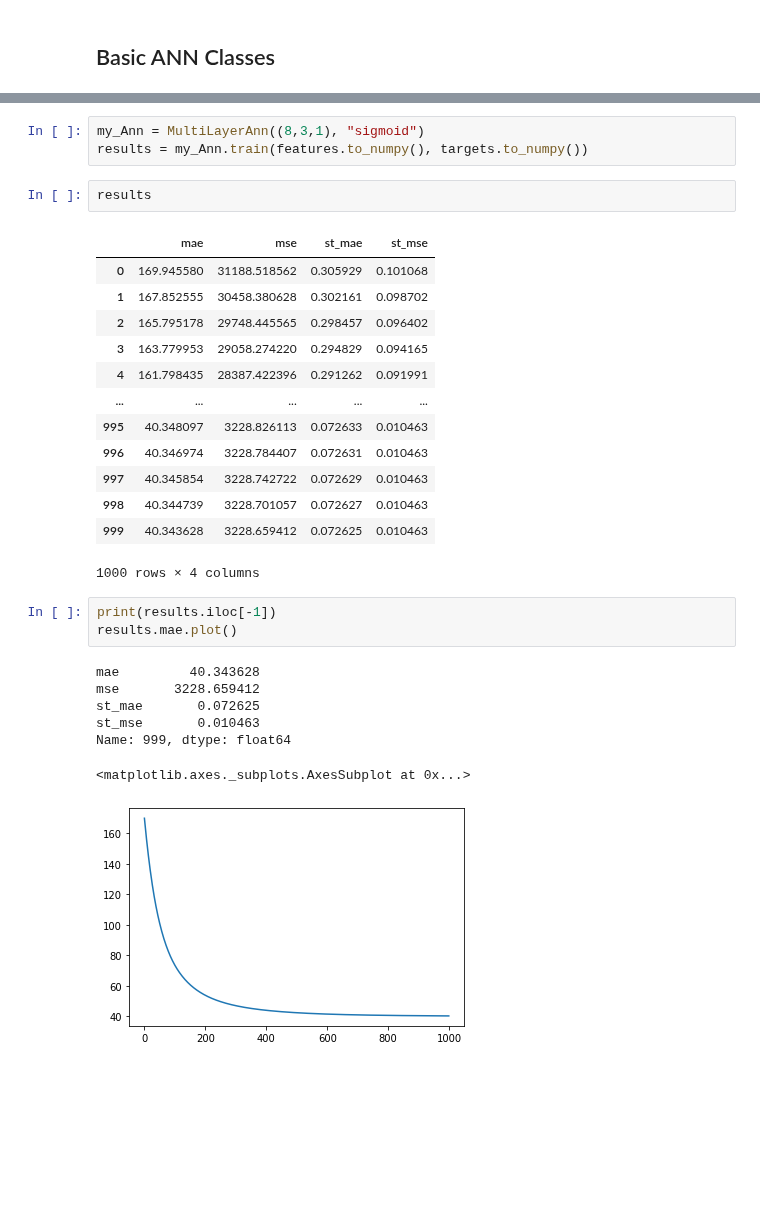
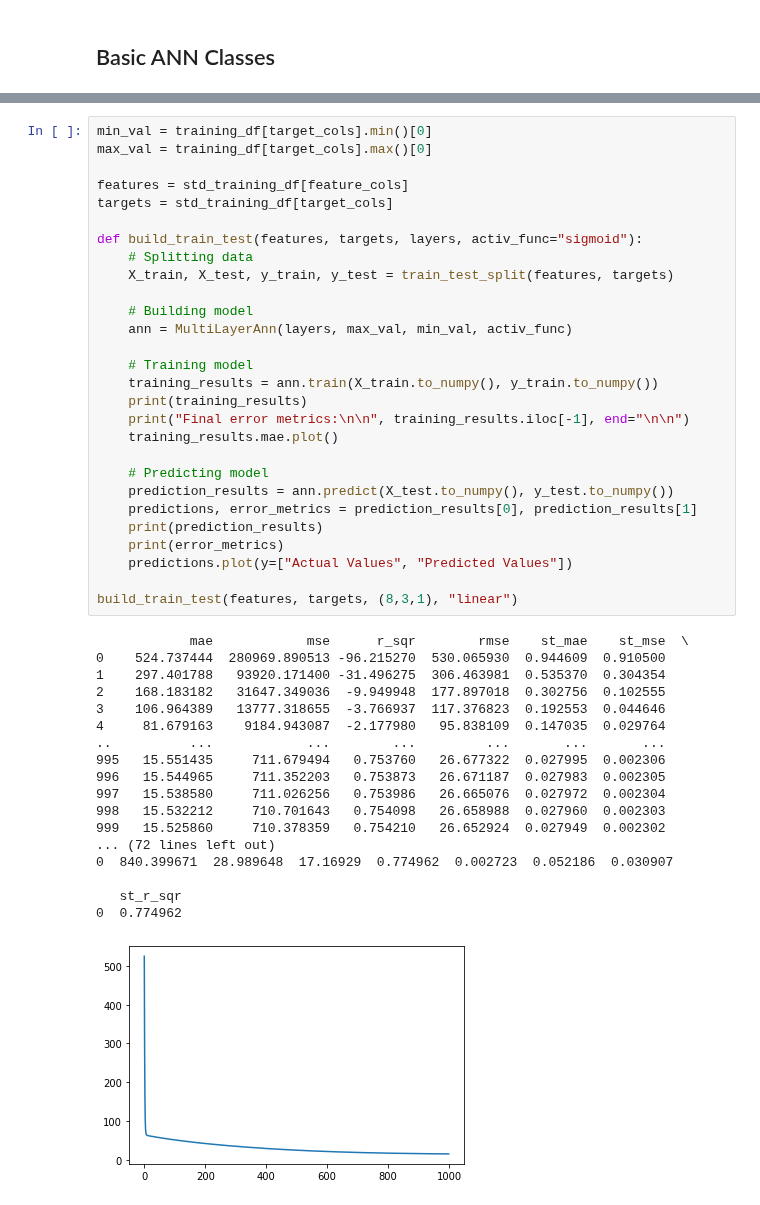
Before and after one commit to mhjp13/small-projects-ai, a Jupyter notebook: cob107/cw2/MLP-Models.ipynb, the cells around one changed output, grey strips where cells are left out. Drawn from its saved outputs; the diff is of its cells as text; blank space fills up the shorter version.

Commit message:
completed all major modifications to ann class - including prediction and evaluation functionality

```diff
--- a/cob107/cw2/MLP-Models.ipynb
+++ b/cob107/cw2/MLP-Models.ipynb
@@ -191,33 +225,50 @@ class MultiLayerAnn:
             dw = deltas[f"dw{self.num_layers - i}"]
             self.weights[f"W{i}"] += l_rate * (np.dot(act.T, dw)) / num_targets
             self.biases[f"B{i}"] += l_rate * np.dot(dw.T, np.ones((num_targets, 1))) / num_targets
-# %%
-my_Ann = MultiLayerAnn((8,3,1), "sigmoid")
-results = my_Ann.train(features.to_numpy(), targets.to_numpy())
-# %%
-results
-# %% [output]
-|  | mae | mse | st_mae | st_mse |
-| 0 | 169.945580 | 31188.518562 | 0.305929 | 0.101068 |
-| 1 | 167.852555 | 30458.380628 | 0.302161 | 0.098702 |
-| 2 | 165.795178 | 29748.445565 | 0.298457 | 0.096402 |
-| 3 | 163.779953 | 29058.274220 | 0.294829 | 0.094165 |
-| 4 | 161.798435 | 28387.422396 | 0.291262 | 0.091991 |
-| ... | ... | ... | ... | ... |
-| 995 | 40.348097 | 3228.826113 | 0.072633 | 0.010463 |
-| 996 | 40.346974 | 3228.784407 | 0.072631 | 0.010463 |
-| 997 | 40.345854 | 3228.742722 | 0.072629 | 0.010463 |
-| 998 | 40.344739 | 3228.701057 | 0.072627 | 0.010463 |
-| 999 | 40.343628 | 3228.659412 | 0.072625 | 0.010463 |
-1000 rows × 4 columns
-# %%
-print(results.iloc[-1])
-results.mae.plot()
-# %% [output]
-mae         40.343628
-mse       3228.659412
-st_mae       0.072625
-st_mse       0.010463
-Name: 999, dtype: float64
-<matplotlib.axes._subplots.AxesSubplot at 0x...>
-[figure, removed]
+# %%
+min_val = training_df[target_cols].min()[0]
+max_val = training_df[target_cols].max()[0]
+
+features = std_training_df[feature_cols]
+targets = std_training_df[target_cols]
+
+def build_train_test(features, targets, layers, activ_func="sigmoid"):
+    # Splitting data
+    X_train, X_test, y_train, y_test = train_test_split(features, targets)
+
+    # Building model
+    ann = MultiLayerAnn(layers, max_val, min_val, activ_func)
+
+    # Training model
+    training_results = ann.train(X_train.to_numpy(), y_train.to_numpy())
+    print(training_results)
+    print("Final error metrics:\n\n", training_results.iloc[-1], end="\n\n")
+    training_results.mae.plot()
+
+    # Predicting model
+    prediction_results = ann.predict(X_test.to_numpy(), y_test.to_numpy())
+    predictions, error_metrics = prediction_results[0], prediction_results[1]
+    print(prediction_results)
+    print(error_metrics)
+    predictions.plot(y=["Actual Values", "Predicted Values"])
+
+build_train_test(features, targets, (8,3,1), "linear")
+# %% [output]
+            mae            mse      r_sqr        rmse    st_mae    st_mse  \
+0    524.737444  280969.890513 -96.215270  530.065930  0.944609  0.910500
+1    297.401788   93920.171400 -31.496275  306.463981  0.535370  0.304354
+2    168.183182   31647.349036  -9.949948  177.897018  0.302756  0.102555
+3    106.964389   13777.318655  -3.766937  117.376823  0.192553  0.044646
+4     81.679163    9184.943087  -2.177980   95.838109  0.147035  0.029764
+..          ...            ...        ...         ...       ...       ...
+995   15.551435     711.679494   0.753760   26.677322  0.027995  0.002306
+996   15.544965     711.352203   0.753873   26.671187  0.027983  0.002305
+997   15.538580     711.026256   0.753986   26.665076  0.027972  0.002304
+998   15.532212     710.701643   0.754098   26.658988  0.027960  0.002303
+999   15.525860     710.378359   0.754210   26.652924  0.027949  0.002302
+... (72 lines left out)
+0  840.399671  28.989648  17.16929  0.774962  0.002723  0.052186  0.030907
+
+   st_r_sqr
+0  0.774962
+[figure, added]
```
Also changed, not shown: parts of 4 cells of this notebook.
